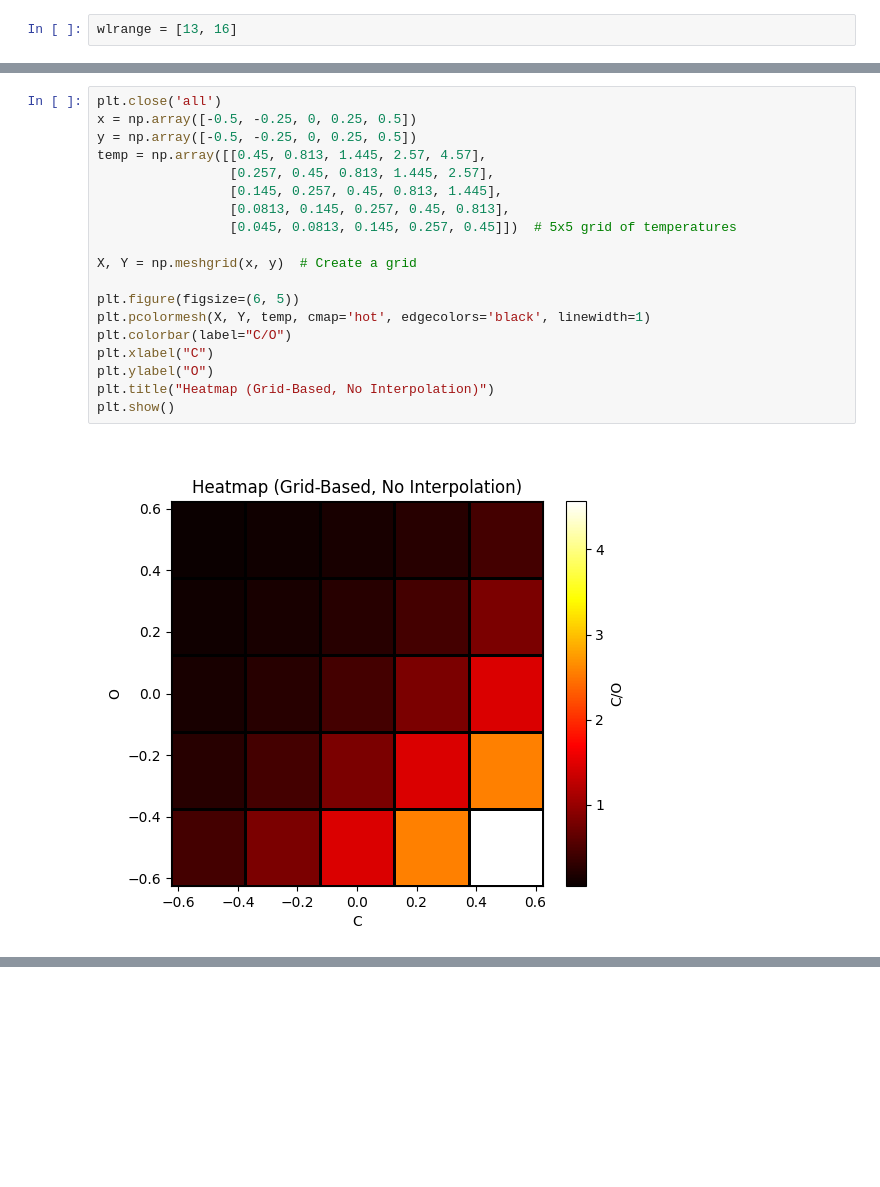
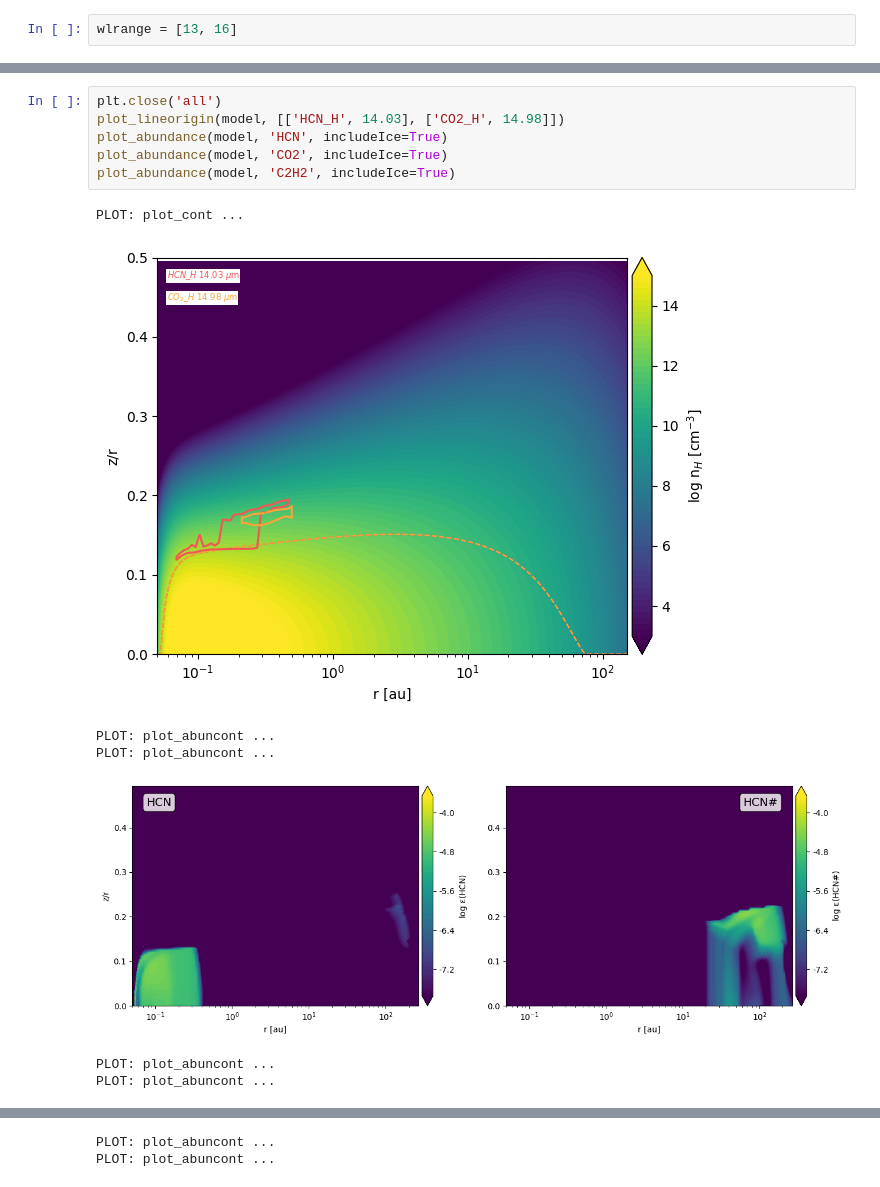
Before and after one commit to nielsklerk/BRP, a Jupyter notebook: ModelOverview.ipynb, the cells around one changed output, grey strips where cells are left out. Saved outputs shown, nothing was run; the diff lists cells and outputs as text; blank space fills up the shorter version.

```diff
--- a/ModelOverview.ipynb
+++ b/ModelOverview.ipynb
@@ -291,21 +344,14 @@ plt.show()
-# %%
-plt.close('all')
-x = np.array([-0.5, -0.25, 0, 0.25, 0.5])
-y = np.array([-0.5, -0.25, 0, 0.25, 0.5])
-temp = np.array([[0.45, 0.813, 1.445, 2.57, 4.57],
-                 [0.257, 0.45, 0.813, 1.445, 2.57],
-                 [0.145, 0.257, 0.45, 0.813, 1.445],
-                 [0.0813, 0.145, 0.257, 0.45, 0.813],
-                 [0.045, 0.0813, 0.145, 0.257, 0.45]])  # 5x5 grid of temperatures
-
-X, Y = np.meshgrid(x, y)  # Create a grid
-
-plt.figure(figsize=(6, 5))
-plt.pcolormesh(X, Y, temp, cmap='hot', edgecolors='black', linewidth=1)
-plt.colorbar(label="C/O")
-plt.xlabel("C")
-plt.ylabel("O")
-plt.title("Heatmap (Grid-Based, No Interpolation)")
-plt.show()
-# %% [output]
-[figure, removed]
+# %%
+plt.close('all')
+plot_lineorigin(model, [['HCN_H', 14.03], ['CO2_H', 14.98]])
+plot_abundance(model, 'HCN', includeIce=True)
+plot_abundance(model, 'CO2', includeIce=True)
+plot_abundance(model, 'C2H2', includeIce=True)
+# %% [output]
+PLOT: plot_cont ...
+[figure, added]
+PLOT: plot_abuncont ...
+PLOT: plot_abuncont ...
+[figure, added]
+PLOT: plot_abuncont ...
+PLOT: plot_abuncont ...
@@ -311,0 +359,2 @@ plt.show()
+PLOT: plot_abuncont ...
+PLOT: plot_abuncont ...
```
Also changed, not shown: parts of 18 cells of this notebook, 3 other files.
